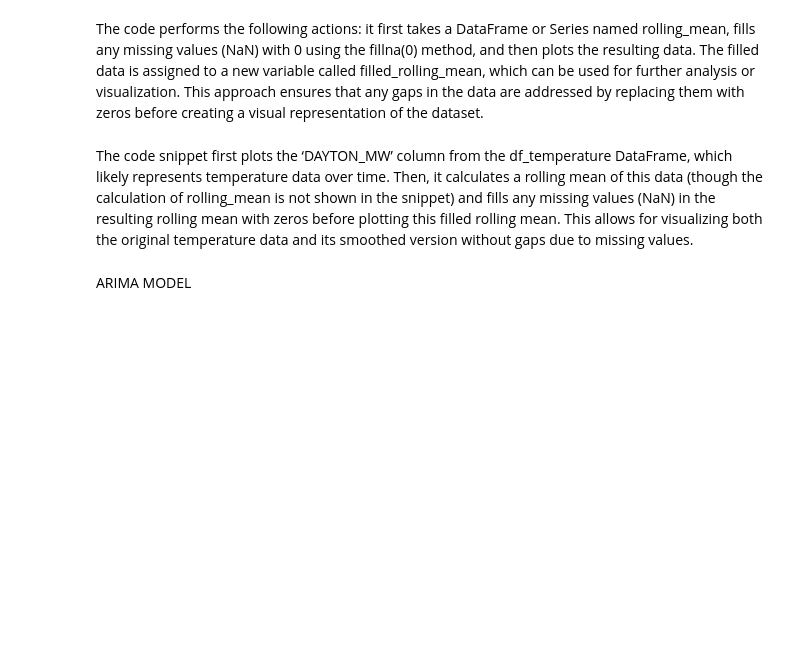
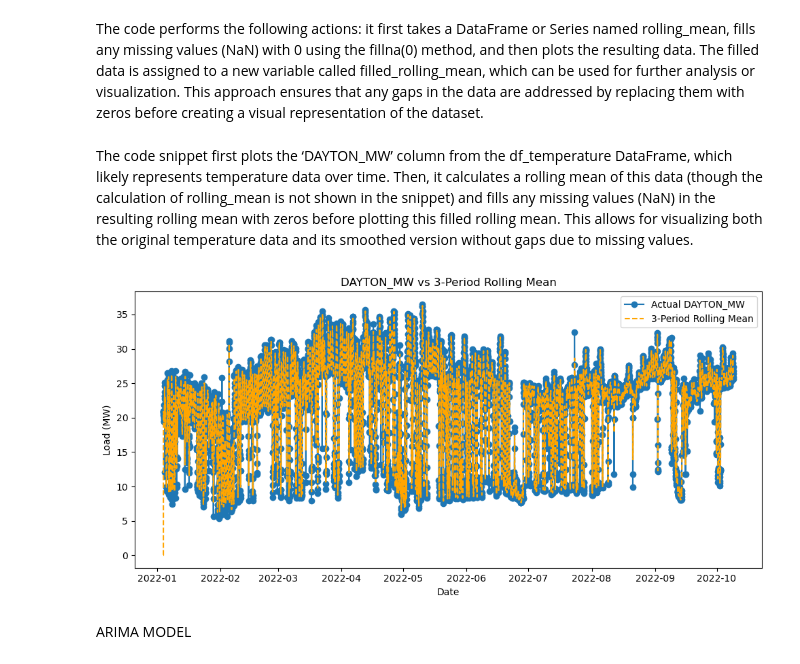
Before and after one commit to Mishly/Global-warming-time-series-analysis-and-forecasting, a Jupyter notebook: forecasting1-checkpoint-checkpoint.ipynb, the cells around one changed output. Saved outputs shown, nothing was run; the diff lists cells and outputs as text; code cells hidden in the pictures; blank space fills up the shorter version.

```diff
--- a/forecasting1-checkpoint-checkpoint.ipynb
+++ b/forecasting1-checkpoint-checkpoint.ipynb
@@ -254,25 +253,3 @@ print(df)
 The code performs the following actions: it first takes a DataFrame or Series named rolling_mean, fills any missing values (NaN) with 0 using the fillna(0) method, and then plots the resulting data. The filled data is assigned to a new variable called filled_rolling_mean, which can be used for further analysis or visualization. This approach ensures that any gaps in the data are addressed by replacing them with zeros before creating a visual representation of the dataset.
 # %% [markdown]
 The code snippet first plots the ‘DAYTON_MW’ column from the df_temperature DataFrame, which likely represents temperature data over time. Then, it calculates a rolling mean of this data (though the calculation of rolling_mean is not shown in the snippet) and fills any missing values (NaN) in the resulting rolling mean with zeros before plotting this filled rolling mean. This allows for visualizing both the original temperature data and its smoothed version without gaps due to missing values.
-# %%
-df = pd.read_csv("MLTempDataset.csv", parse_dates=['Datetime'])
-df.set_index('Datetime', inplace=True)
-df.index = pd.to_datetime(df.index)  # ensure the index is datetime
-
-def moving_average_forecast(series, window_size, forecast_steps):
-    forecast = []
-    temp_series = series.copy()
-
-    for _ in range(forecast_steps):
-        if len(temp_series) < window_size:
-            avg = temp_series.mean()
-        else:
-            avg = temp_series[-window_size:].mean()
-
-        forecast.append(avg)
-        next_date = temp_series.index[-1] + pd.Timedelta(days=1)
-        temp_series.loc[next_date] = avg  # append forecasted value to update the window
-
-    return pd.Series(forecast, index=pd.date_range(start=temp_series.index[-forecast_steps-1], periods=forecast_steps+1, freq='D')[1:])
-
-forecast = moving_average_forecast(df['DAYTON_MW'], window_size=7, forecast_steps=12)
@@ -304,3 +256,21 @@ print(fcast)
+# %%
+# Calculate 3-period rolling mean and store in a new column
+df['Rolling_mean'] = df['DAYTON_MW'].rolling(window=3).mean().fillna(0)
+
+# Plot both actual values and rolling mean
+plt.figure(figsize=(10, 5))
+plt.plot(df.index, df['DAYTON_MW'], label='Actual DAYTON_MW', marker='o')
+plt.plot(df.index, df['Rolling_mean'], label='3-Period Rolling Mean', linestyle='--', color='orange')
+
+plt.title('DAYTON_MW vs 3-Period Rolling Mean')
+plt.xlabel('Date')
+plt.ylabel('Load (MW)')
+plt.legend()
+plt.grid(False)
+plt.tight_layout()
+plt.show()
+# %% [output]
+[figure, added]
 # %% [markdown]
  ARIMA MODEL
 # %% [markdown]
```
Also changed, not shown: parts of 13 cells of this notebook.
